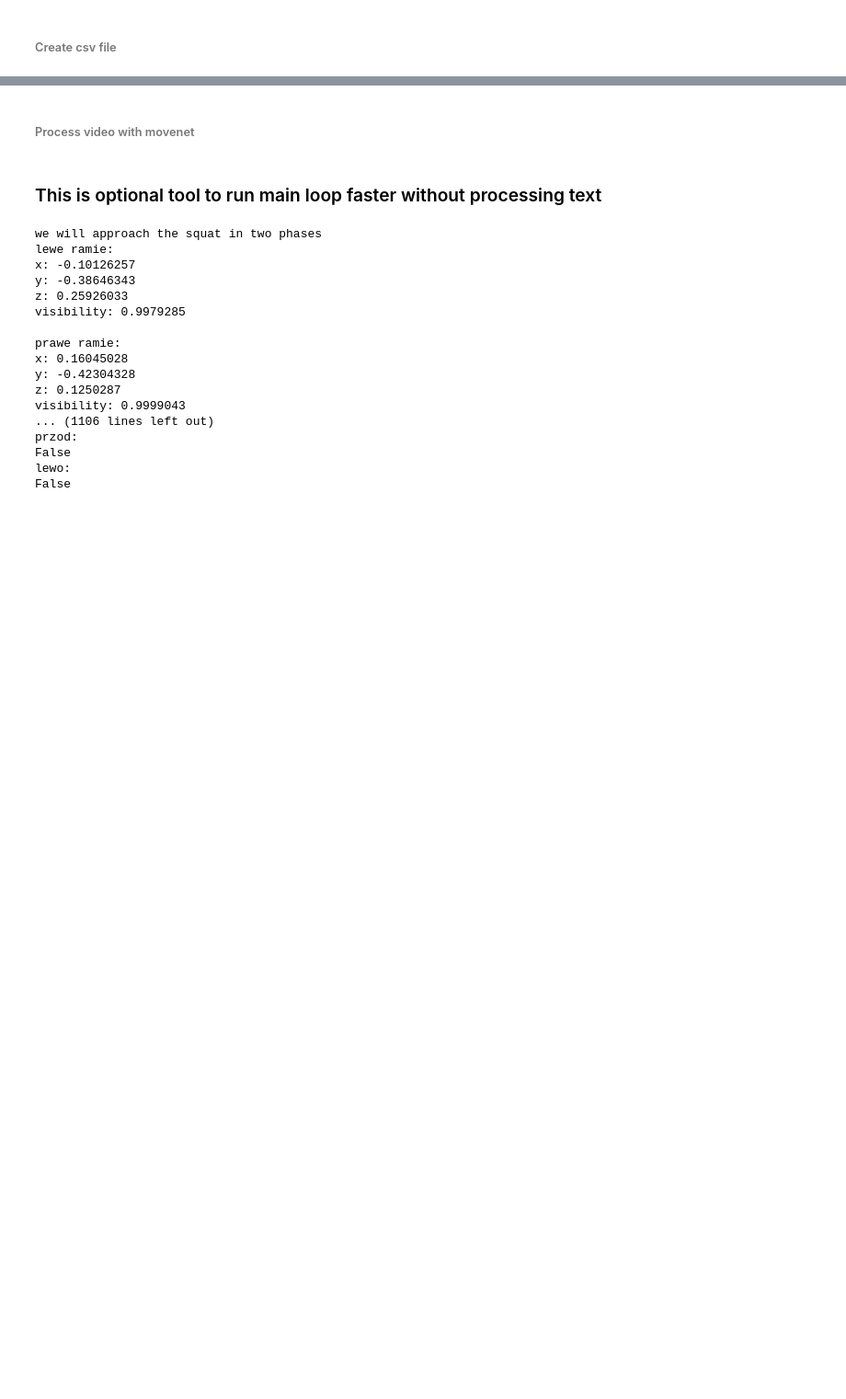
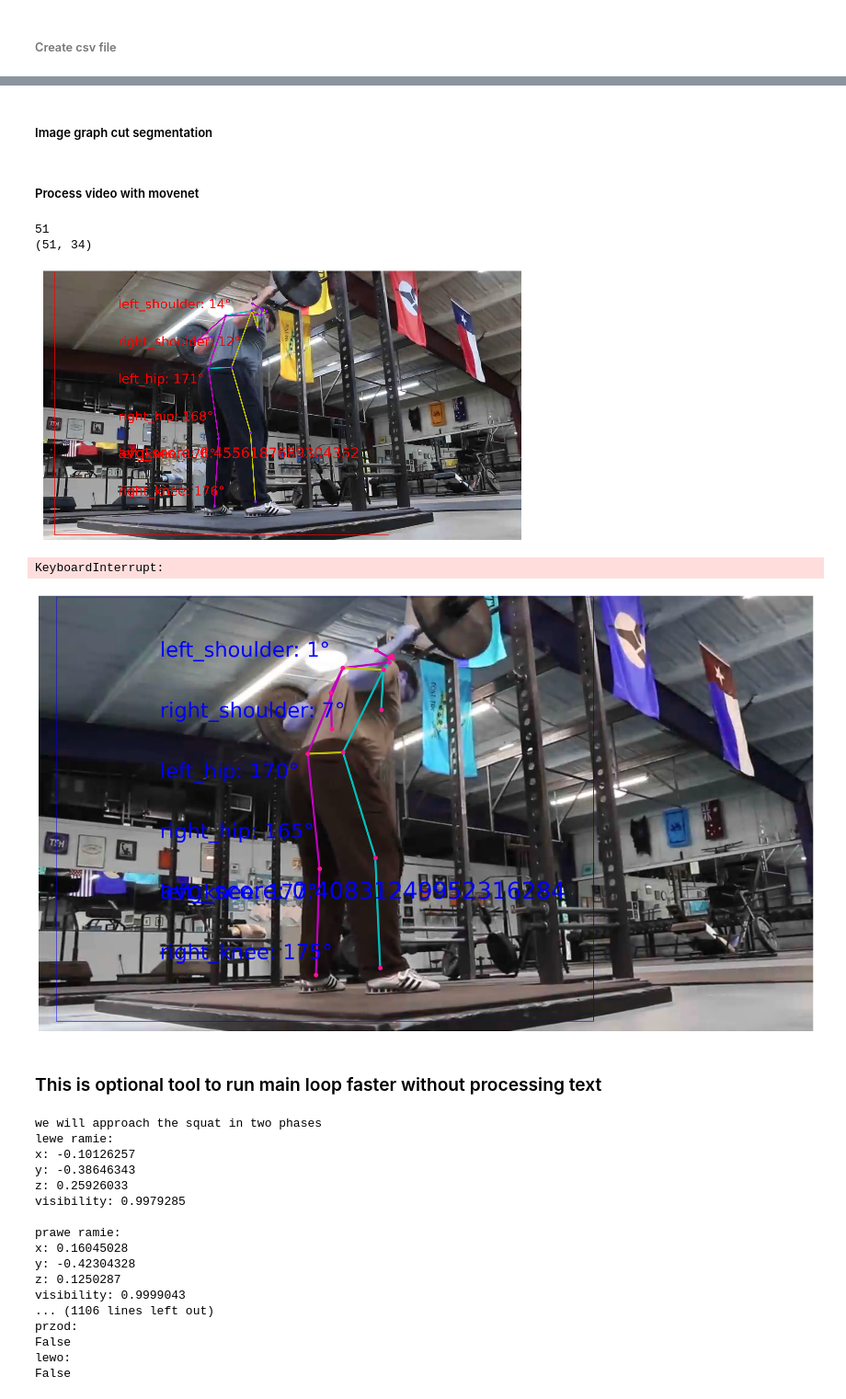
Before and after one commit to GymMachineLearning/ml_model_alt, a Jupyter notebook: notebooks/preprocess_data.ipynb, the cells around one changed output, grey strips where cells are left out. Shown at 92% size. Cells and saved outputs as stored; diff of their text form; code cells hidden in the pictures; blank space fills up the shorter version.

Commit message:
feat: add printing crop region on image

```diff
--- a/notebooks/preprocess_data.ipynb
+++ b/notebooks/preprocess_data.ipynb
@@ -388,16 +354,17 @@ def draw_prediction_on_image(
   if keypoint_locs.shape[0]:
     scat.set_offsets(keypoint_locs)
 
+  rectangle = None
   if crop_region is not None:
-    xmin = max(crop_region['x_min'] * width, 0.0)
-    ymin = max(crop_region['y_min'] * height, 0.0)
+    xmin = max(crop_region['x_min'] * width, 1.0)
+    ymin = max(crop_region['y_min'] * height, 1.0)
     rec_width = min(crop_region['x_max'], 0.99) * width - xmin
     rec_height = min(crop_region['y_max'], 0.99) * height - ymin
     rect = patches.Rectangle(
         (xmin,ymin),rec_width,rec_height,
         linewidth=1,edgecolor='b',facecolor='none')
     ax.add_patch(rect)
-
+    rectangle = (int(xmin),int(ymin),int(rec_width),int(rec_height))
 
    # Calculate angles and display
 
@@ -443,14 +410,22 @@ def draw_prediction_on_image(
   #ax.text(100, 100, f'textasddddddddd', color='yellow', fontsize=40, ha='center')
   fig.canvas.draw()
   image_from_plot = np.frombuffer(fig.canvas.tostring_rgb(), dtype=np.uint8)
+
   image_from_plot = image_from_plot.reshape(
       fig.canvas.get_width_height()[::-1] + (3,))
   plt.close(fig)
+
+  # if rectangle is not None:
+  #   print(rectangle)
+  #   image_from_plot = print_image_segments(image_from_plot,rectangle)
+
   if output_image_height is not None:
     output_image_width = int(output_image_height / height * width)
     image_from_plot = cv2.resize(
         image_from_plot, dsize=(output_image_width, output_image_height),
          interpolation=cv2.INTER_CUBIC)
+
+
 
   return image_from_plot , vector , joint_coordinates
 
@@ -681,0 +658,2 @@ NameError: name 'csv' is not defined
+# %% [markdown]
+##### Image graph cut segmentation
@@ -682,6 +685,6 @@ NameError: name 'csv' is not defined
 # %% [markdown]
 
-###### Process video with movenet
+##### Process video with movenet
 # %%
 import time
 
@@ -727,55 +730,72 @@ try:
                 crop_size=[input_size, input_size])
         img, angles_with_avg_score, joint_cordinates = draw_prediction_on_image(
                 frame.astype(np.int32),
-                keypoints_with_scores, crop_region=None,
+                keypoints_with_scores, crop_region=crop_region,
                 close_figure=True, output_image_height=300)
 
         print(joint_cordinates.shape)
         print(joint_cordinates)
 
         clear_output(wait=True)
         print(frame_idx)
-        while(subtitles[curr_sub_start]['start']<current_time):
-          #print(subtitles[curr_sub_start]['text'])
-          dq.append(curr_sub_start)
-          curr_sub_start=curr_sub_start+1
-        if(len(dq) >0):
-          while(subtitles[dq[0]]['start'] + subtitles[dq[0]]['duration']<current_time):
-            dq.popleft()
-        print(angles_with_avg_score[-1] )
-        print(get_last_frame(filename))
 
-        if (angles_with_avg_score[-1] > 0.5) and (frame_idx>get_last_frame(filename)):
-          print("dodawanie")
-          description = ''
-          for x in dq:
-            description+=subtitles[x]['text']
-          add_row(filename,frame_idx,angles_with_avg_score,description)
+
+        # while(subtitles[curr_sub_start]['start']<current_time):
+        #   #print(subtitles[curr_sub_start]['text'])
+        #   dq.append(curr_sub_start)
+        #   curr_sub_start=curr_sub_start+1
+        # if(len(dq) >0):
+        #   while(subtitles[dq[0]]['start'] + subtitles[dq[0]]['duration']<current_time):
+        #     dq.popleft()
+        # print(angles_with_avg_score[-1] )
+        # print(get_last_frame(filename))
+
+        # if (angles_with_avg_score[-1] > 0.5) and (frame_idx>get_last_frame(filename)):
+        #   print("dodawanie")
+        #   description = ''
+        #   for x in dq:
+        #     description+=subtitles[x]['text']
+        #   add_row(filename,frame_idx,angles_with_avg_score,description)
+
+
         print(joint_cordinates_ts.shape)
         #if (angles_with_avg_score[-1] > 0.5):
         if (joint_cordinates_ts.shape[0]==0):
             joint_cordinates_ts = joint_cordinates
         else:
             joint_cordinates_ts = np.vstack((joint_cordinates_ts,joint_cordinates))
 
-        print(joint_cordinates_ts)
+        #print(joint_cordinates_ts)
         cv2_imshow(img)
         time.sleep(0.10)
         crop_region = determine_crop_region(
                 keypoints_with_scores, image_height, image_width)
+        # print("Crop region:")
+        # print(crop_region)
+        # rect = get_rect_from_crop(img,crop_region)
+        # print(rect)
+        # if(rect[0]>0 and rect[1]>0):
+        #   print_image_segments(img,rect)
+        # time.sleep(0.10)
         #bar.update(progress(frame_idx, num_frames-1))
         #last_frame = frame_idx
         #key = cv2.waitKey(100)  # Adjust the delay as needed (milliseconds)
         #input("Press Enter to continue...")
         # if key == 27:  # ESC key to exit
         #   break
         # elif key == 83 or key == 100:
         frame_idx += 1
 finally:
     cap.release()
     cv2.destroyAllWindows()
 # Prepare MP4 visualization.
 #to_mp4(output_images, 'output.mp4', fps=fps)
+# %% [output]
+51
+(51, 34)
+[figure, added]
+KeyboardInterrupt:
+[figure, added]
 # %% [markdown]
 ### This is optional tool to run main loop faster without processing text
 # %%
```
Also changed, not shown: parts of 6 cells of this notebook.
